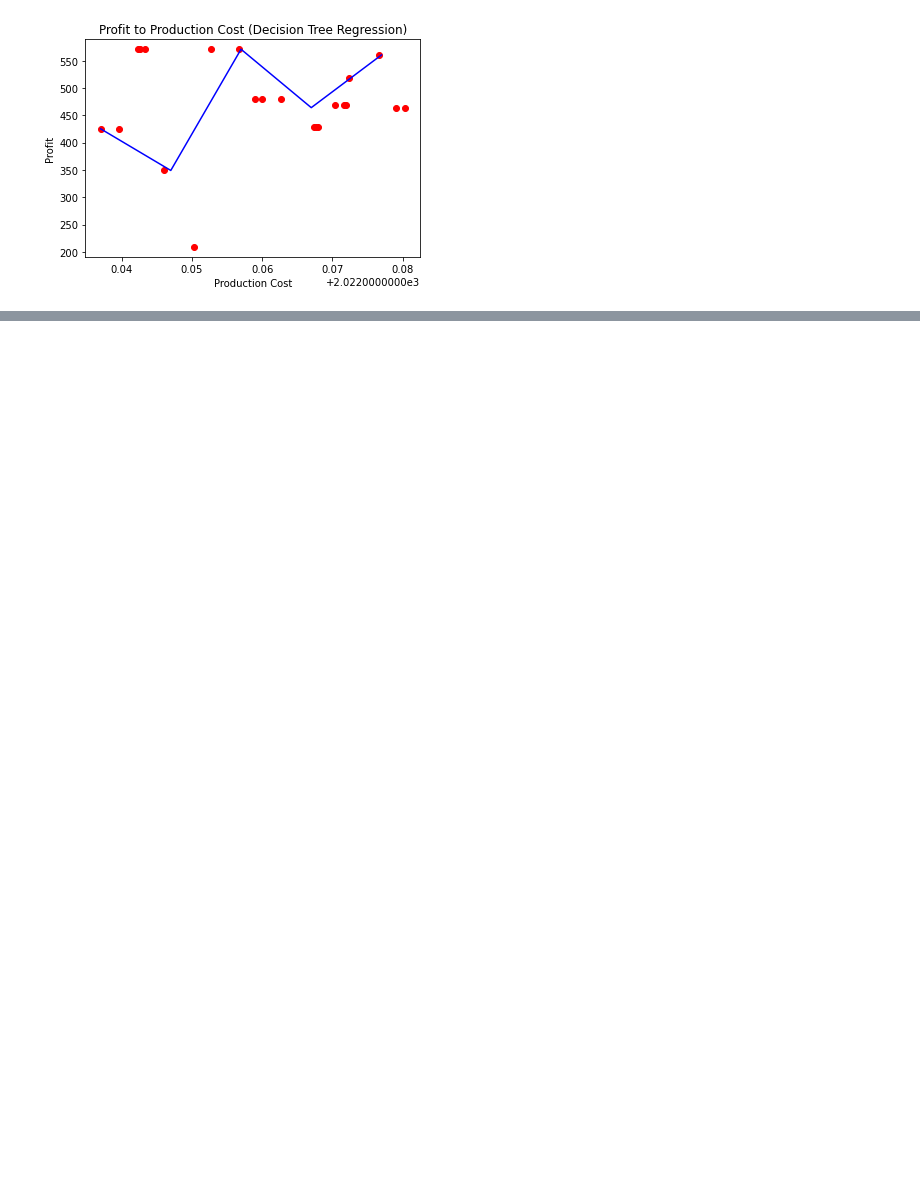
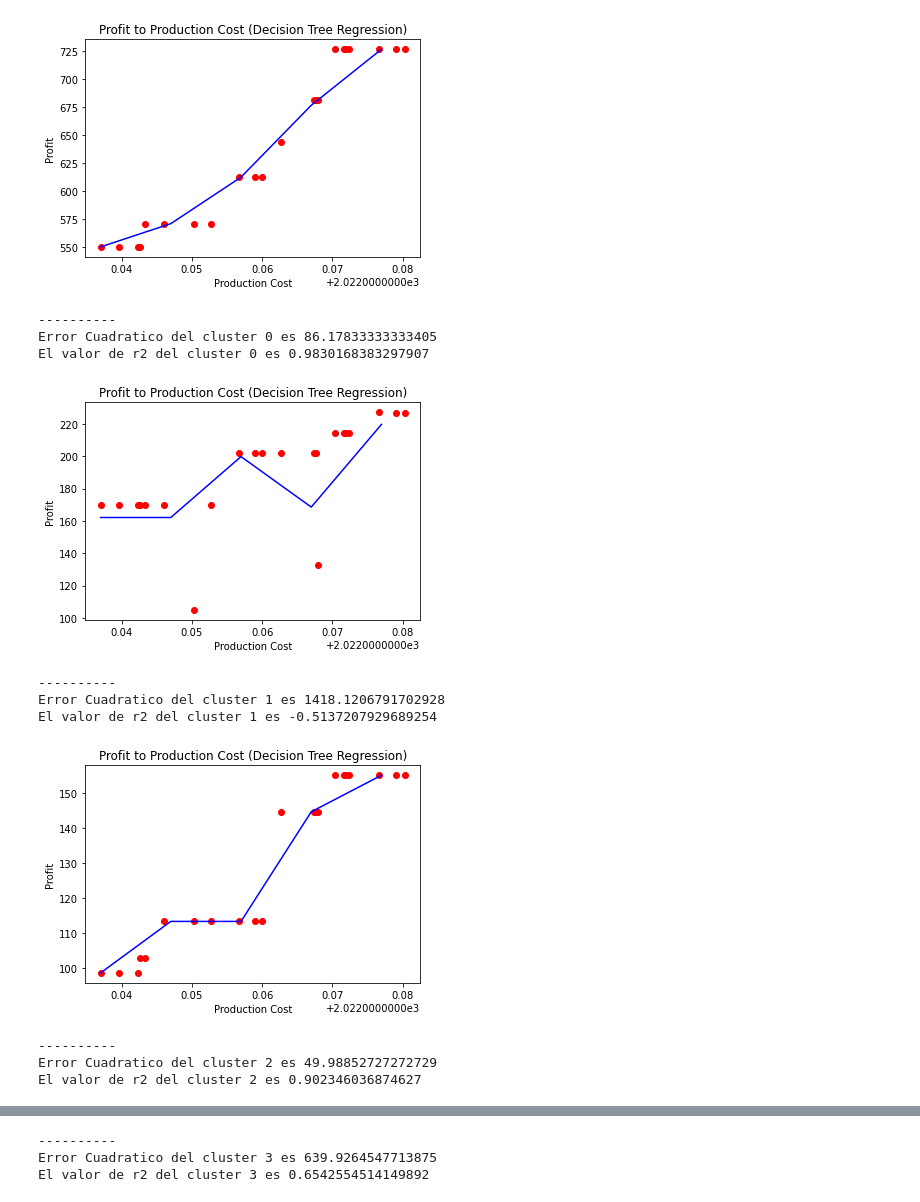
Before and after one commit to arielmeragelman/analisis_volatilidad_precios, a Jupyter notebook: Regresion_No_lineal_Arbol_D_D.ipynb, the cells around one changed output, grey strips where cells are left out. Drawn from its saved outputs; the diff is of its cells as text; code cells hidden in the pictures; blank space fills up the shorter version.

```diff
--- a/Regresion_No_lineal_Arbol_D_D.ipynb
+++ b/Regresion_No_lineal_Arbol_D_D.ipynb
@@ -60 +10,23 @@ R2 score Cluster N°5
+# %%
+def strdate_to_floatdate(data):
+#Funcion para convertir los indices de fecha en str a indices en float considerando la unidad el año y como decimales los meses (mes/12) y los dias (dias/30)
+    return int(data[0:4])+int(data[5:7])/120+int(data[8:10])/3000
+
+def regression_tree(indice,data,params):
+    centroides_k6=[]
+    for i in range(indice.shape[0]):
+        centroides_k6.append(data[indice.iloc[i,:][0]])
+
+        cluster=[]
+    for i in range(len(centroides_k6)):
+        X=np.array(centroides_k6[i].index)
+        X=np.array(list(map(strdate_to_floatdate,X)))
+        X=X.reshape(-1, 1)
+        Y=np.array(centroides_k6[i].values)
+        X_train, x_test, y_train, y_test = train_test_split(X,Y,test_size=0.2,random_state=42)
+        clf= DecisionTreeRegressor(max_depth=params).fit(X_train,y_train)
+
+        tupla=(X_train, x_test, y_train, y_test,clf)
+        cluster.append(tupla)
+    return cluster
 # %%
@@ -95,2 +83,8 @@ def analisis_production_cost(cluster,ix):
 # %%
-analisis_production_cost(cluster,0)
+def analisis_completo(indice,data,params):
+
+    cluster=regression_tree(indice,data,params)
+
+    for i in range(5):
+        analisis_production_cost(cluster,i)
+        error_metrics(cluster,i)
@@ -115,4 +143,15 @@ analisis_production_cost(cluster,4)
 # %%
-analisis_production_cost(cluster,5)
+analisis_completo(indice,data,4)
 # %% [output]
-[figure, old version]
+[figure, new version]
+----------
+Error Cuadratico del cluster 0 es 86.17833333333405
+El valor de r2 del cluster 0 es 0.9830168383297907
+[figure, added]
+----------
+Error Cuadratico del cluster 1 es 1418.1206791702928
+El valor de r2 del cluster 1 es -0.5137207929689254
+[figure, added]
+----------
+Error Cuadratico del cluster 2 es 49.98852727272729
+El valor de r2 del cluster 2 es 0.902346036874627
@@ -118,0 +159,3 @@ analisis_production_cost(cluster,5)
+----------
+Error Cuadratico del cluster 3 es 639.9264547713875
+El valor de r2 del cluster 3 es 0.6542554514149892
```
Also changed, not shown: parts of 19 cells of this notebook.
